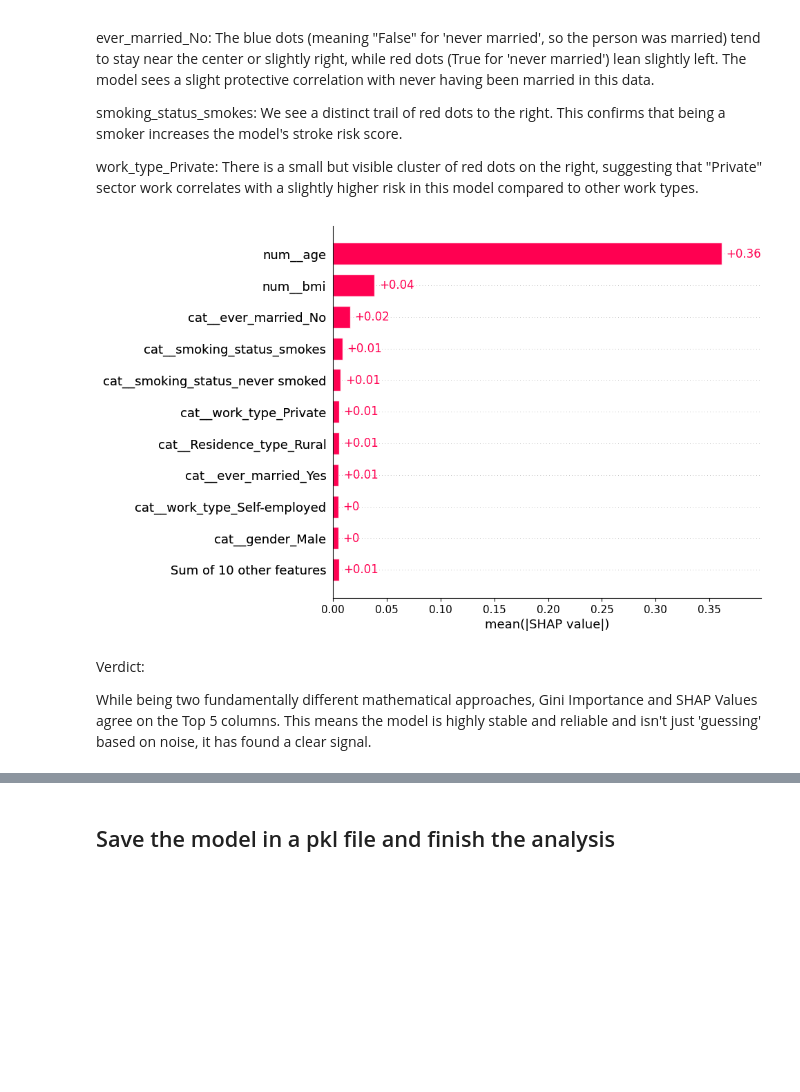
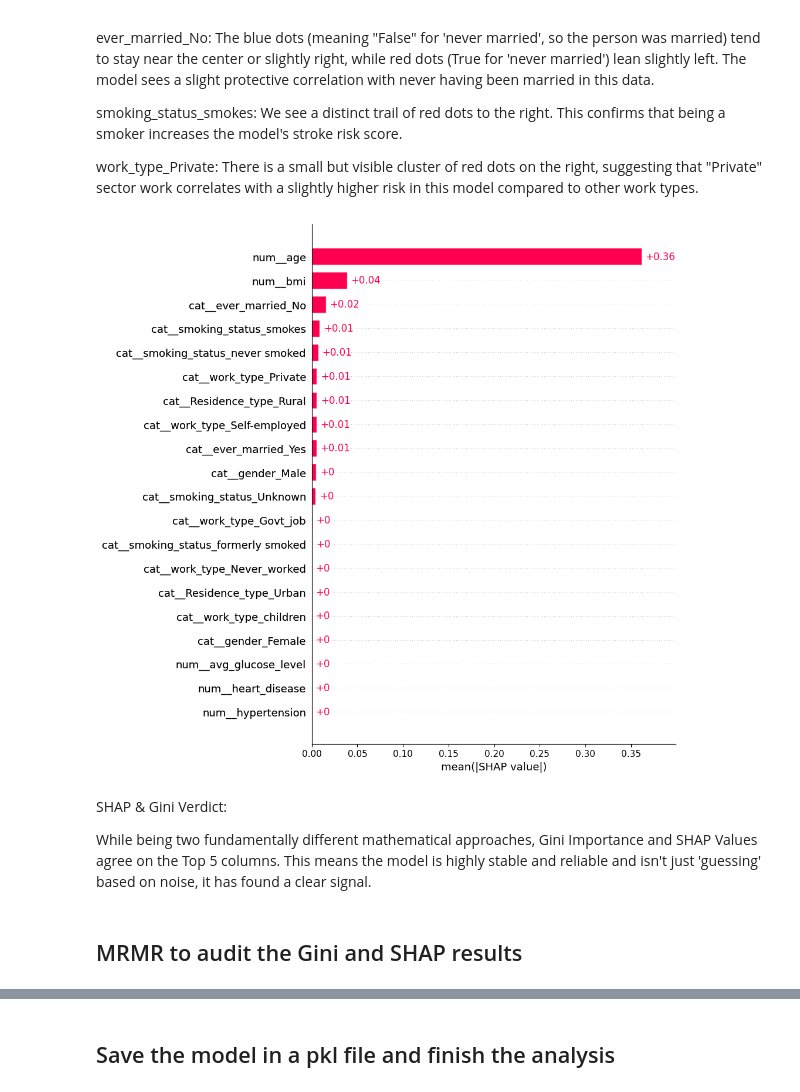
Before and after one commit to andreasgab/Stroke-Prediction-System, a Jupyter notebook: analysis.ipynb, the cells around one changed output, grey strips where cells are left out. Saved outputs shown, nothing was run; the diff lists cells and outputs as text; code cells hidden in the pictures; blank space fills up the shorter version.

```diff
--- a/analysis.ipynb
+++ b/analysis.ipynb
@@ -370,11 +371,13 @@ smoking_status_smokes:
 work_type_Private:
     There is a small but visible cluster of red dots on the right, suggesting that "Private" sector work correlates with a slightly higher risk in this model compared to other work types.
 # %%
-shap.plots.bar(shap_values, max_display=11)
+shap.plots.bar(shap_values, max_display=20)
 # %% [output]
-[figure, old version]
+[figure, new version]
 # %% [markdown]
-Verdict:
+SHAP & Gini Verdict:
 
 While being two fundamentally different mathematical approaches, Gini Importance and SHAP Values agree on the Top 5 columns.
 This means the model is highly stable and reliable and isn't just 'guessing' based on noise, it has found a clear signal.
+# %% [markdown]
+## MRMR to audit the Gini and SHAP results
```
Also changed, not shown: parts of 14 cells of this notebook, 3 other files.
